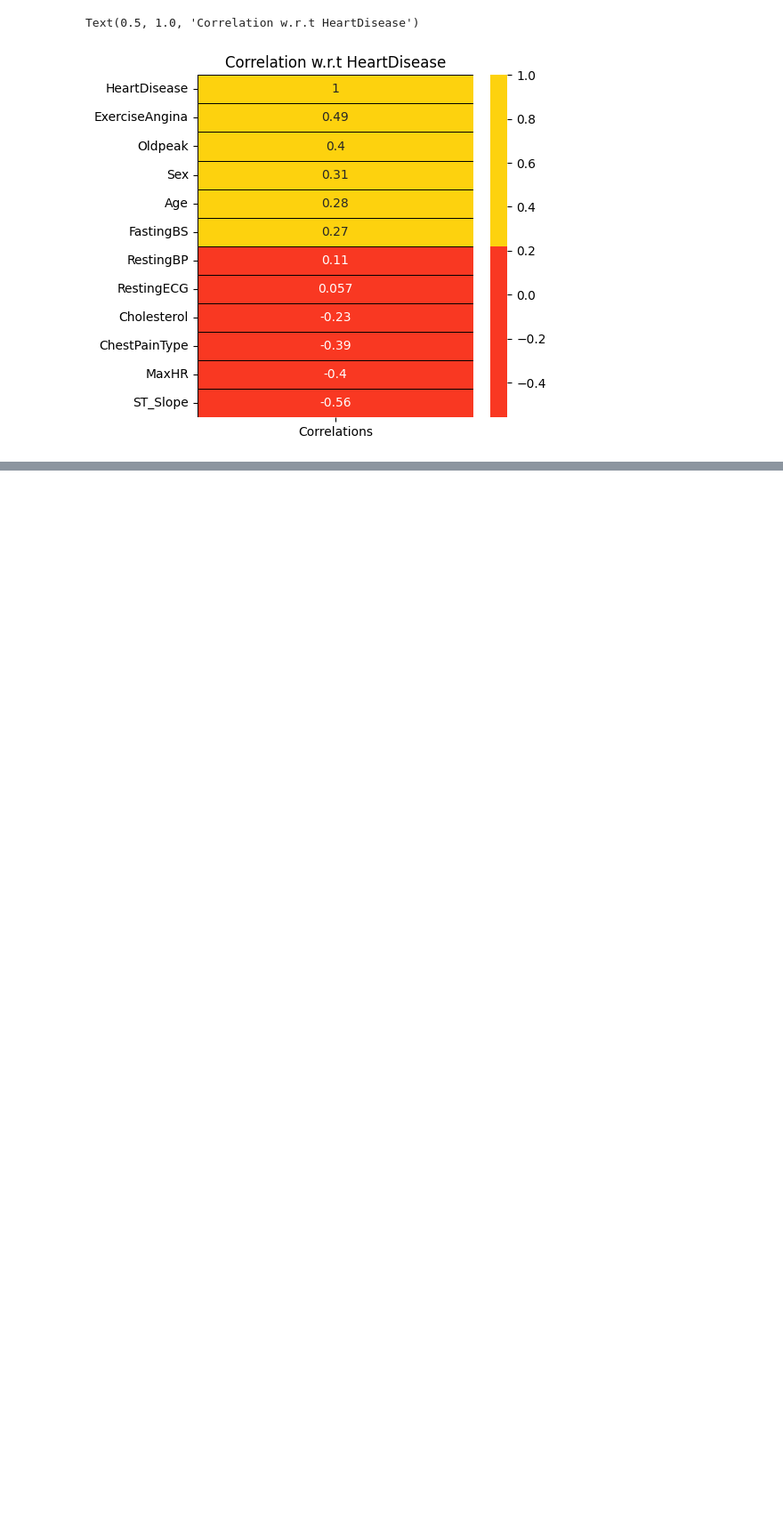
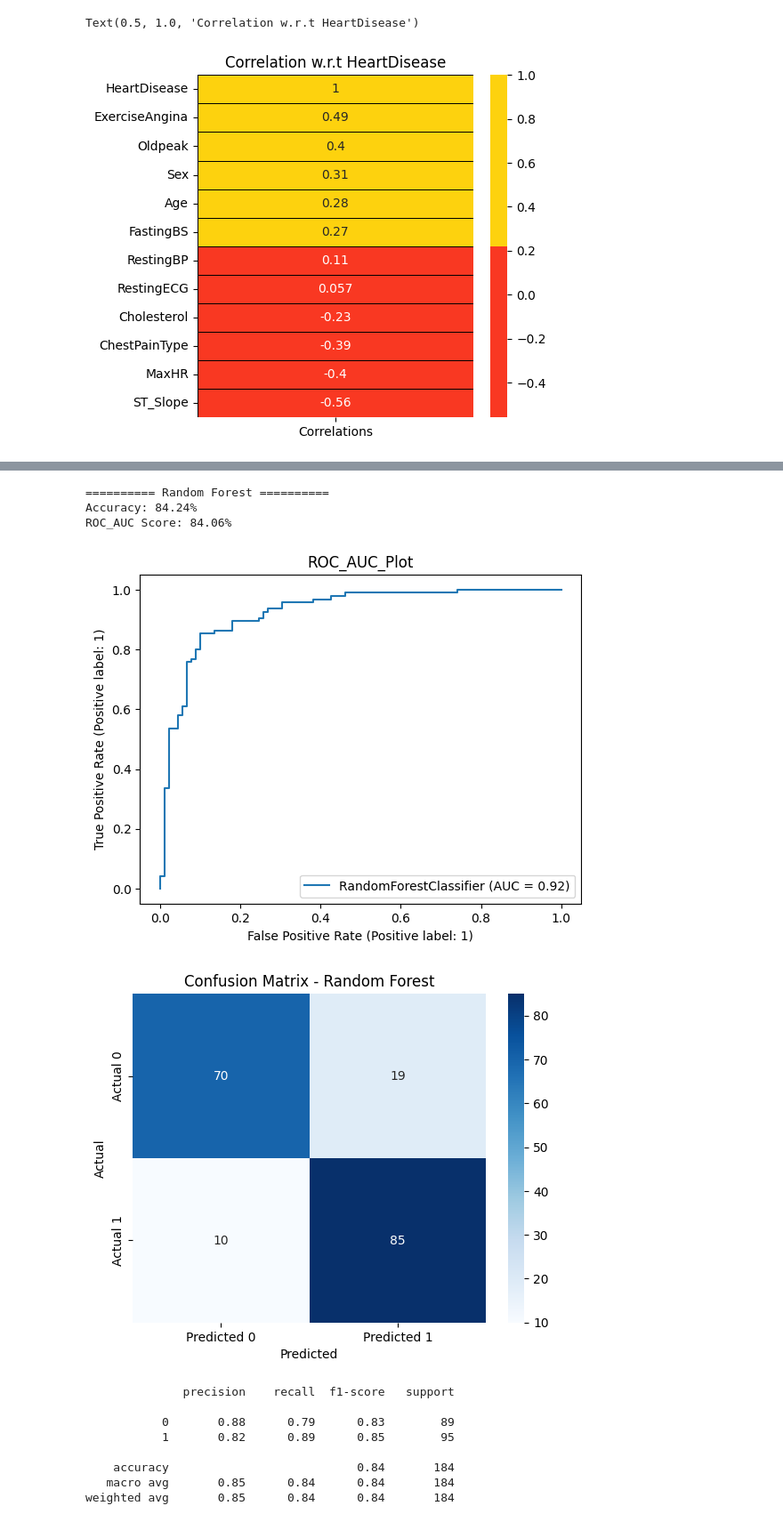
Before and after one commit to OG-Habit/5102-finalactivity, a Jupyter notebook: main.ipynb, the cells around one changed output, grey strips where cells are left out. Shown: that part at 89% size. Saved outputs shown, nothing was run; the diff lists cells and outputs as text; code cells hidden in the pictures; blank space fills up the shorter version.

```diff
--- a/main.ipynb
+++ b/main.ipynb
@@ -160,0 +191,6 @@ x_train, x_test, y_train, y_test = train_test_split(features, target, test_size
+# %%
+rf = RandomForestClassifier(
+    n_estimators=100,
+    max_depth=4,
+    random_state=0
+)
@@ -160,0 +206,2 @@ x_train, x_test, y_train, y_test = train_test_split(features, target, test_size
+# %%
+trainModel(rf)
@@ -160,0 +264,16 @@ x_train, x_test, y_train, y_test = train_test_split(features, target, test_size
+# %%
+evaluateModel(rf, 'Random Forest')
+# %% [output]
+========== Random Forest ==========
+Accuracy: 84.24%
+ROC_AUC Score: 84.06%
+[figure, added]
+[figure, added]
+              precision    recall  f1-score   support
+
+           0       0.88      0.79      0.83        89
+           1       0.82      0.89      0.85        95
+
+    accuracy                           0.84       184
+   macro avg       0.85      0.84      0.84       184
+weighted avg       0.85      0.84      0.84       184
```
Also changed, not shown: parts of 40 cells of this notebook.
